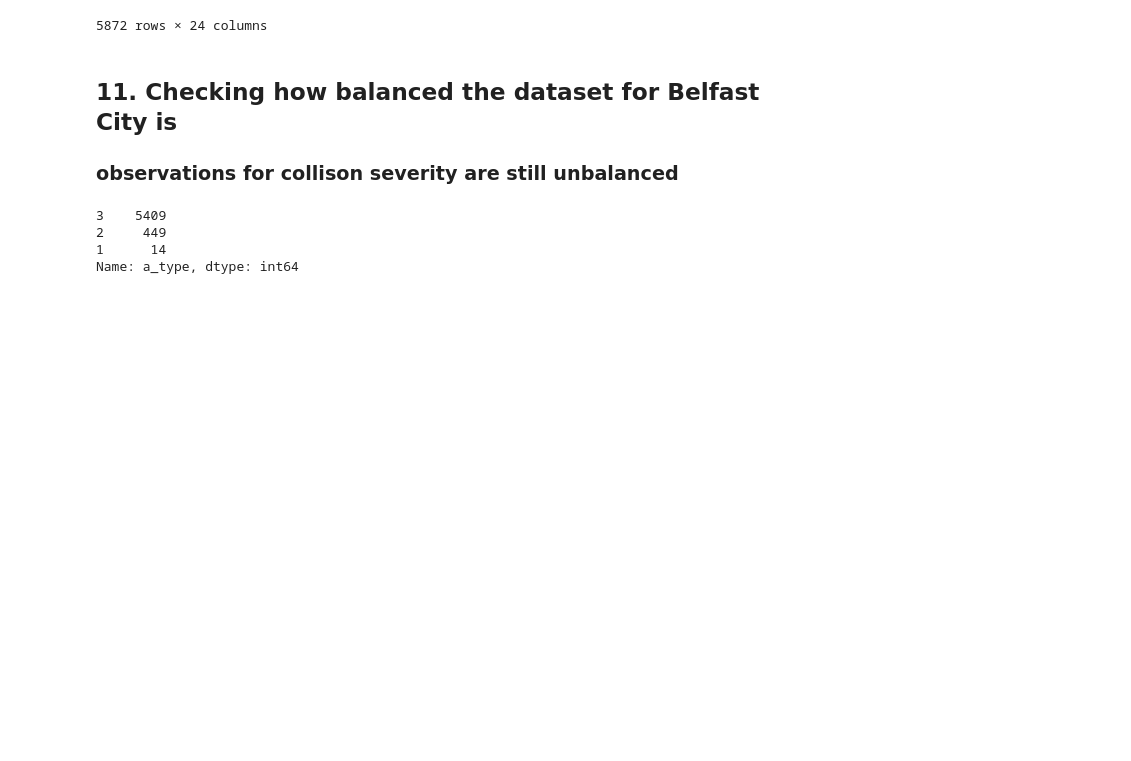
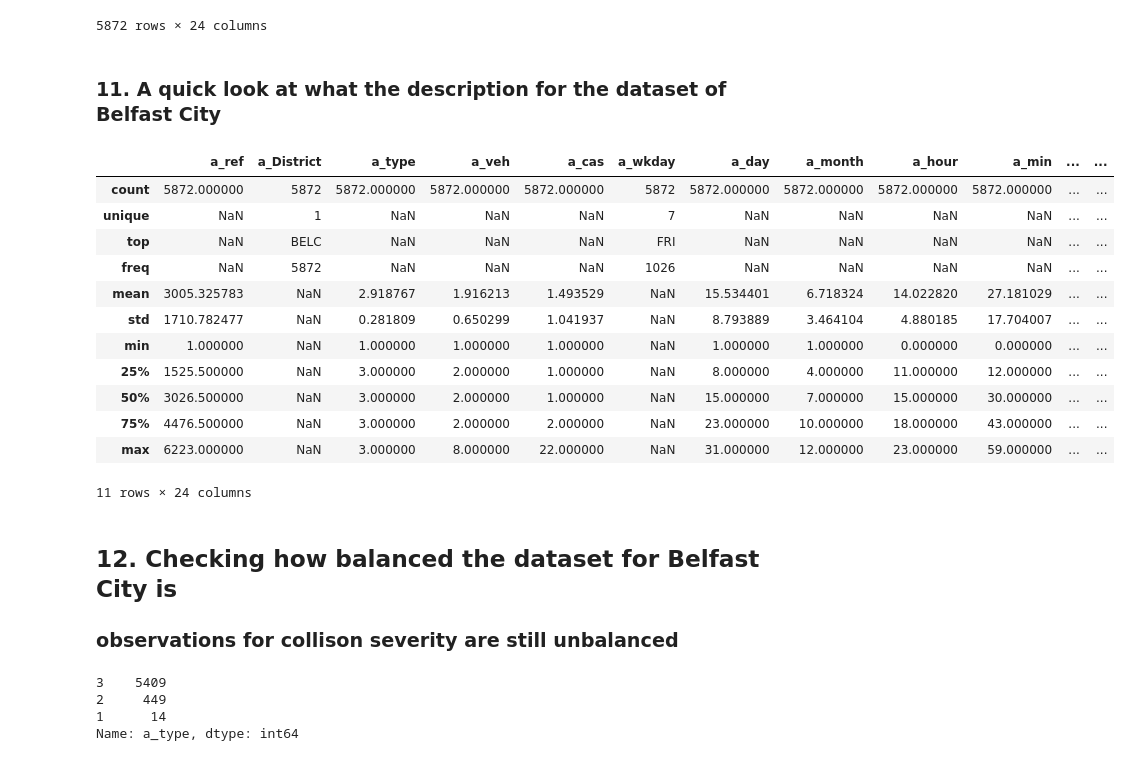
Before and after one commit to networkmeister/Applied-Data-Science-Specialization-Capstone-Project, a Jupyter notebook: Applied Data Science Specialization Capstone Project.ipynb, the cells around one changed output. Saved outputs shown, nothing was run; the diff lists cells and outputs as text; code cells hidden in the pictures; blank space fills up the shorter version.

```diff
--- a/Applied Data Science Specialization Capstone Project.ipynb
+++ b/Applied Data Science Specialization Capstone Project.ipynb
@@ -252,8 +252,26 @@ bel_df
 | 2019 | 5675 | BELC | 3 | 2 | 1 | MON | 5 | 8 | 16 | 50 | ... | ... |
 | 2019 | 5676 | BELC | 3 | 3 | 9 | SAT | 16 | 11 | 17 | 23 | ... | ... |
 5872 rows × 24 columns
+# %% [markdown]
+### 11. A quick look at what the description for the dataset of Belfast City
+# %%
+bel_df.describe(include = "all")
+# %% [output]
+|  | a_ref | a_District | a_type | a_veh | a_cas | a_wkday | a_day | a_month | a_hour | a_min | ... | ... |
+| count | 5872.000000 | 5872 | 5872.000000 | 5872.000000 | 5872.000000 | 5872 | 5872.000000 | 5872.000000 | 5872.000000 | 5872.000000 | ... | ... |
+| unique | NaN | 1 | NaN | NaN | NaN | 7 | NaN | NaN | NaN | NaN | ... | ... |
+| top | NaN | BELC | NaN | NaN | NaN | FRI | NaN | NaN | NaN | NaN | ... | ... |
+| freq | NaN | 5872 | NaN | NaN | NaN | 1026 | NaN | NaN | NaN | NaN | ... | ... |
+| mean | 3005.325783 | NaN | 2.918767 | 1.916213 | 1.493529 | NaN | 15.534401 | 6.718324 | 14.022820 | 27.181029 | ... | ... |
+| std | 1710.782477 | NaN | 0.281809 | 0.650299 | 1.041937 | NaN | 8.793889 | 3.464104 | 4.880185 | 17.704007 | ... | ... |
+| min | 1.000000 | NaN | 1.000000 | 1.000000 | 1.000000 | NaN | 1.000000 | 1.000000 | 0.000000 | 0.000000 | ... | ... |
+| 25% | 1525.500000 | NaN | 3.000000 | 2.000000 | 1.000000 | NaN | 8.000000 | 4.000000 | 11.000000 | 12.000000 | ... | ... |
+| 50% | 3026.500000 | NaN | 3.000000 | 2.000000 | 1.000000 | NaN | 15.000000 | 7.000000 | 15.000000 | 30.000000 | ... | ... |
+| 75% | 4476.500000 | NaN | 3.000000 | 2.000000 | 2.000000 | NaN | 23.000000 | 10.000000 | 18.000000 | 43.000000 | ... | ... |
+| max | 6223.000000 | NaN | 3.000000 | 8.000000 | 22.000000 | NaN | 31.000000 | 12.000000 | 23.000000 | 59.000000 | ... | ... |
+11 rows × 24 columns
 # %% [markdown]
-## 11. Checking how balanced the dataset for Belfast City is
+## 12. Checking how balanced the dataset for Belfast City is
 
 ### observations for collison severity are still unbalanced
 # %%
```
